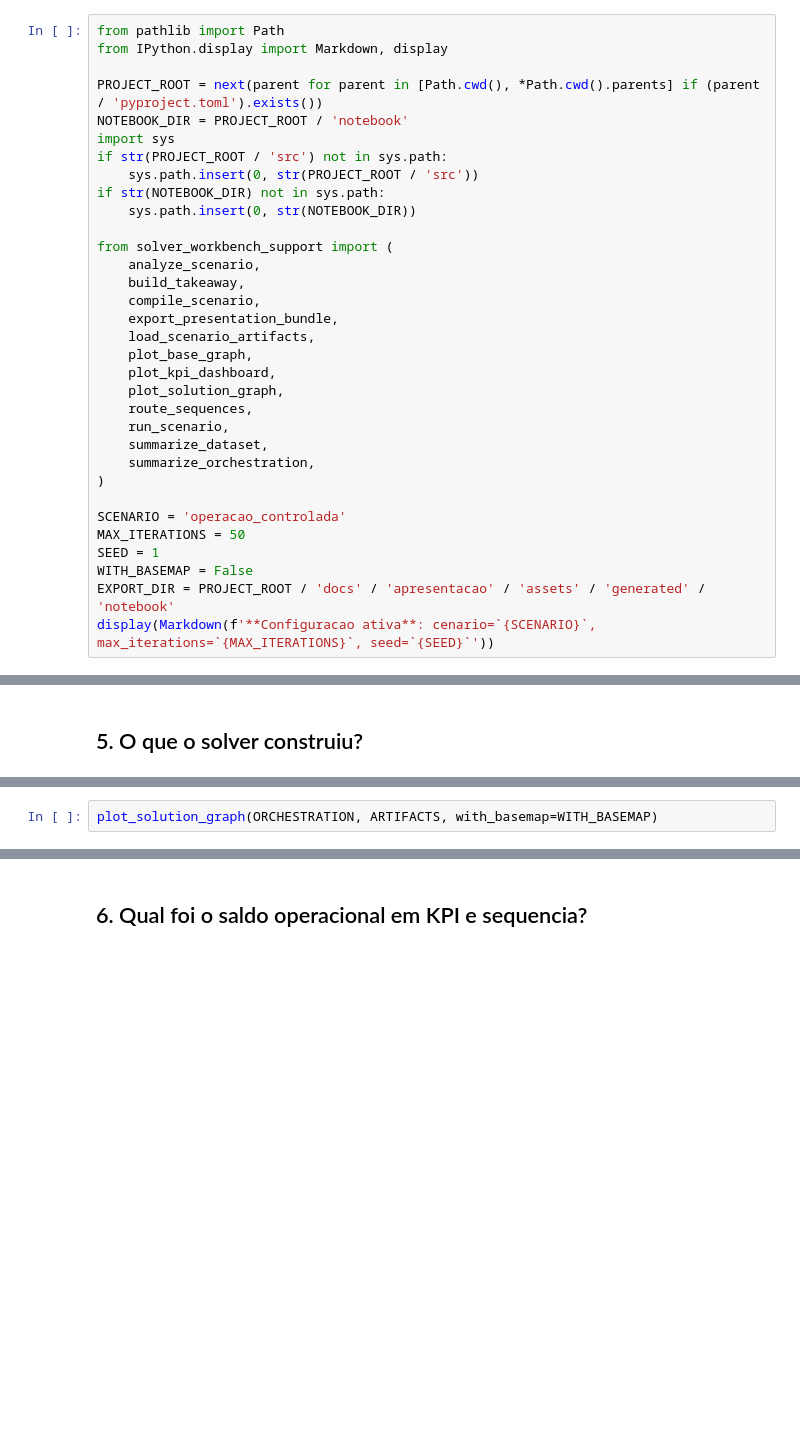
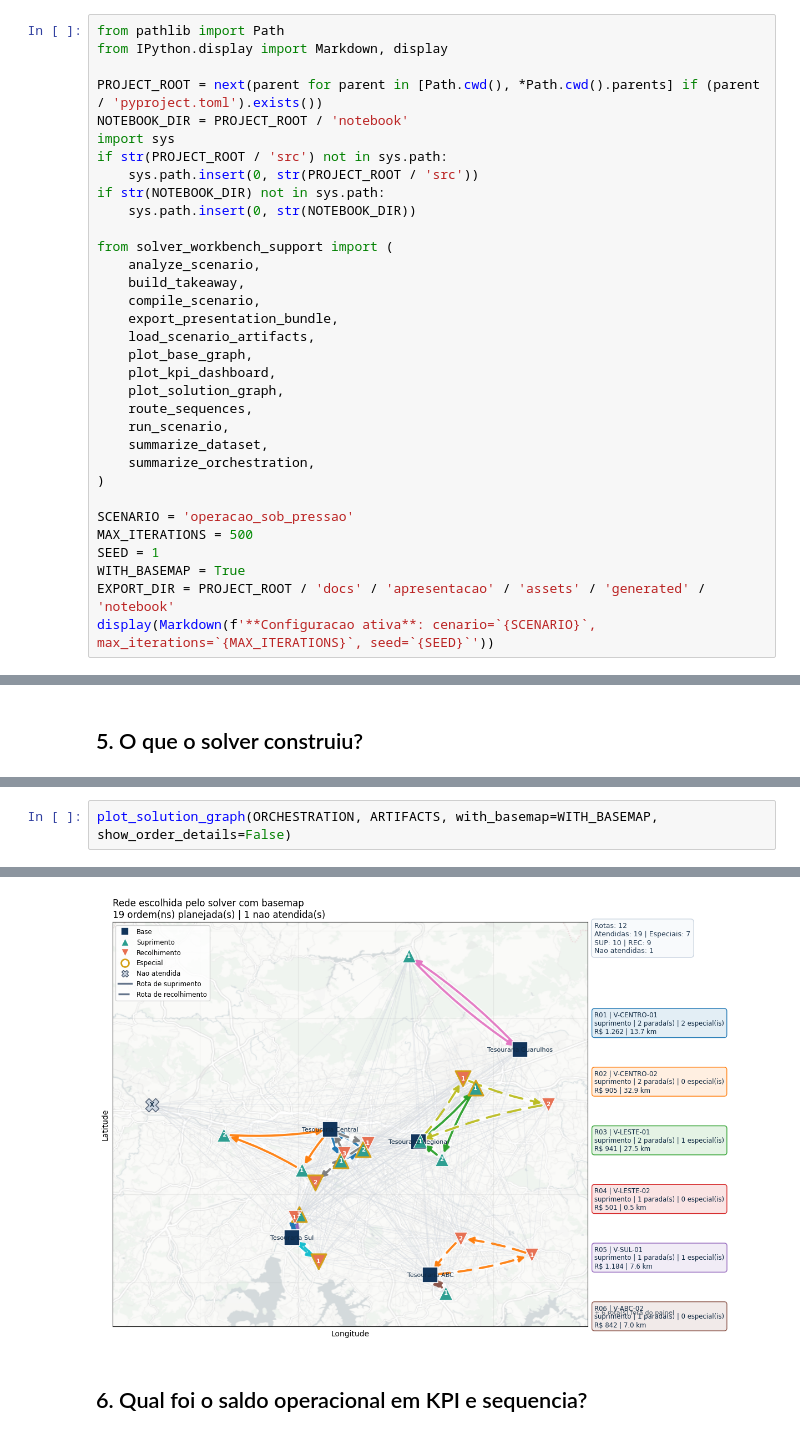
Before and after one commit to ThiagoBibiano/aredes-roteirizacao-numerario, a Jupyter notebook: notebook/modelo_solver_workbench.ipynb, the cells around one changed output, grey strips where cells are left out. Cells and saved outputs as stored; diff of their text form; blank space fills up the shorter version.

Commit message:
feat (simulacao sob pressao): Atualiza o workbench para o cenário sob pressão

```diff
--- a/notebook/modelo_solver_workbench.ipynb
+++ b/notebook/modelo_solver_workbench.ipynb
@@ -29,9 +29,9 @@ from solver_workbench_support import (
     summarize_orchestration,
 )
 
-SCENARIO = 'operacao_controlada'
-MAX_ITERATIONS = 50
+SCENARIO = 'operacao_sob_pressao'
+MAX_ITERATIONS = 500
 SEED = 1
-WITH_BASEMAP = False
+WITH_BASEMAP = True
 EXPORT_DIR = PROJECT_ROOT / 'docs' / 'apresentacao' / 'assets' / 'generated' / 'notebook'
 display(Markdown(f'**Configuracao ativa**: cenario=`{SCENARIO}`, max_iterations=`{MAX_ITERATIONS}`, seed=`{SEED}`'))
@@ -81,2 +138,3 @@ SUMMARY
 # %%
-plot_solution_graph(ORCHESTRATION, ARTIFACTS, with_basemap=WITH_BASEMAP)
+plot_solution_graph(ORCHESTRATION, ARTIFACTS, with_basemap=WITH_BASEMAP, show_order_details=False)
+# %% [output]
@@ -83,3 +143,4 @@ plot_solution_graph(ORCHESTRATION, ARTIFACTS, with_basemap=WITH_BASEMAP)
+[figure, added]
 # %% [markdown]
 ## 6. Qual foi o saldo operacional em KPI e sequencia?
 # %%
```
Also changed, not shown: parts of 10 cells of this notebook, 2 other files.
